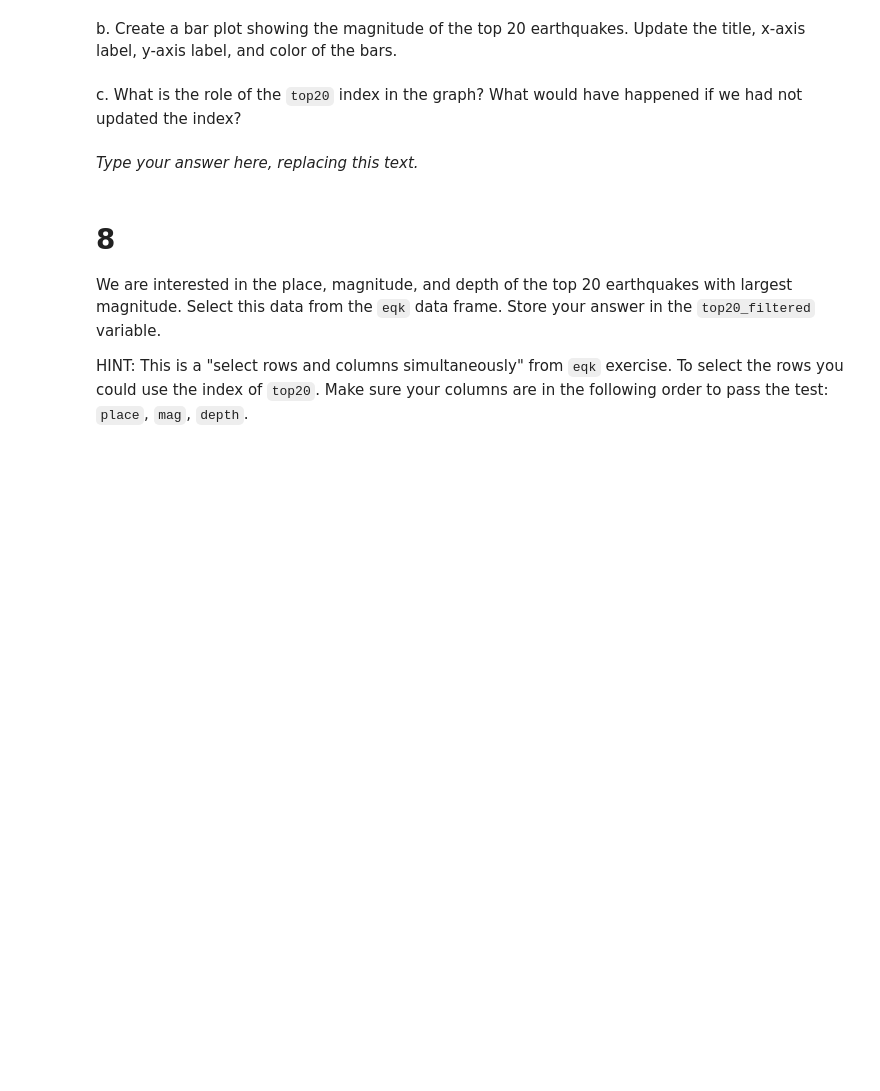
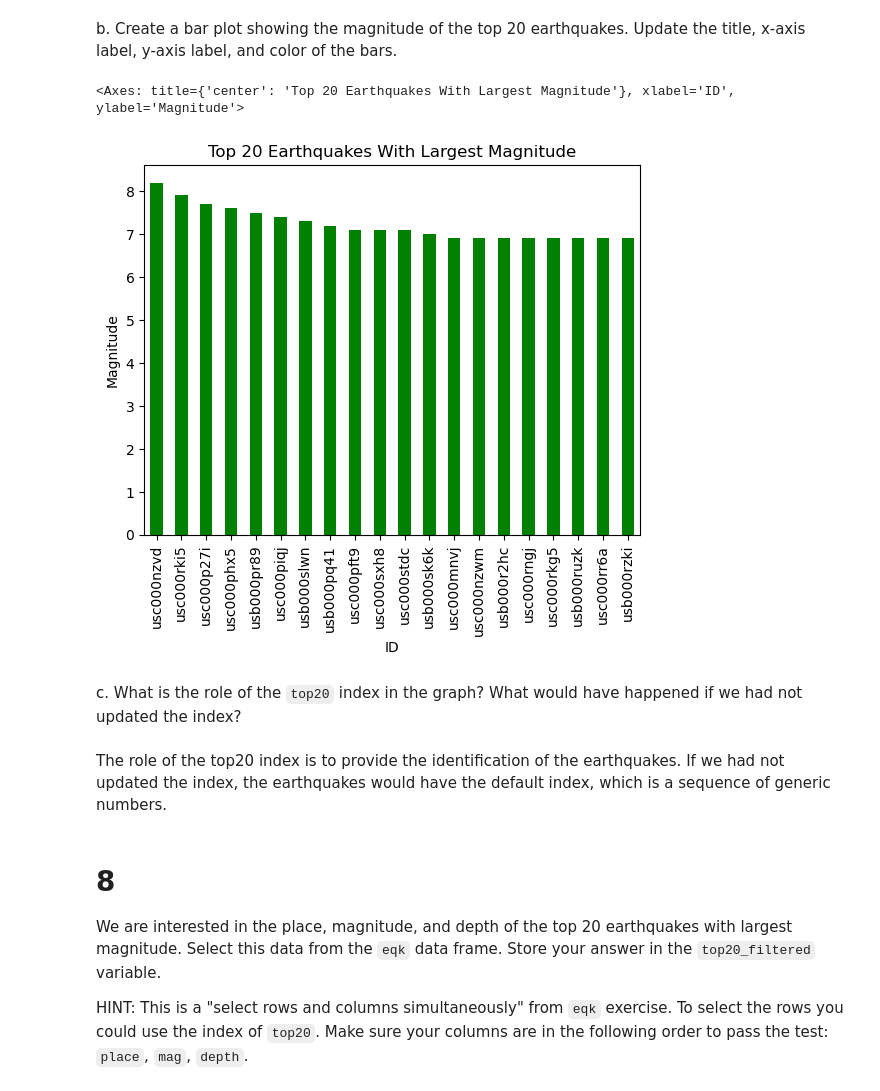
Before and after one commit to hylaea-miller/eds220-hwk1, a Jupyter notebook: task3/hwk1-task3-earthquakes.ipynb, the cells around one changed output. Drawn from its saved outputs; the diff is of its cells as text; code cells hidden in the pictures; blank space fills up the shorter version.

Commit message:
Plot bar chart of top 20 earthquake magnitudes

```diff
--- a/task3/hwk1-task3-earthquakes.ipynb
+++ b/task3/hwk1-task3-earthquakes.ipynb
@@ -208,3 +206,6 @@ top20 = ...
+# %%
+# Get top 20 earthquakes with largest magnitude
+top20 = eqk[['mag']].nlargest(20, 'mag')
 # %%
 # View the dataframe
 top20
@@ -237,14 +236,24 @@ q7_a results:
 <!-- BEGIN QUESTION -->
 
 b. Create a bar plot showing the magnitude of the top 20 earthquakes. Update the title, x-axis label, y-axis label, and color of the bars.
+# %%
+# Create a bar plot of the top 20 earthquake magnitudes with title and custom color
+top20['mag'].plot(kind='bar',
+                  color='green',
+                  xlabel='ID',
+                  ylabel='Magnitude',
+                  title='Top 20 Earthquakes With Largest Magnitude')
+# %% [output]
+<Axes: title={'center': 'Top 20 Earthquakes With Largest Magnitude'}, xlabel='ID', ylabel='Magnitude'>
+[figure, added]
 # %% [markdown]
 <!-- END QUESTION -->
 
 <!-- BEGIN QUESTION -->
 
 c. What is the role of the `top20` index in the graph? What would have happened if we had not updated the index?
-# %% [markdown]
-_Type your answer here, replacing this text._
+# %% [markdown]
+The role of the top20 index is to provide the identification of the earthquakes. If we had not updated the index, the earthquakes would have the default index, which is a sequence of generic numbers.
 # %% [markdown]
 <!-- END QUESTION -->
 
```
Also changed, not shown: parts of 6 cells of this notebook.
